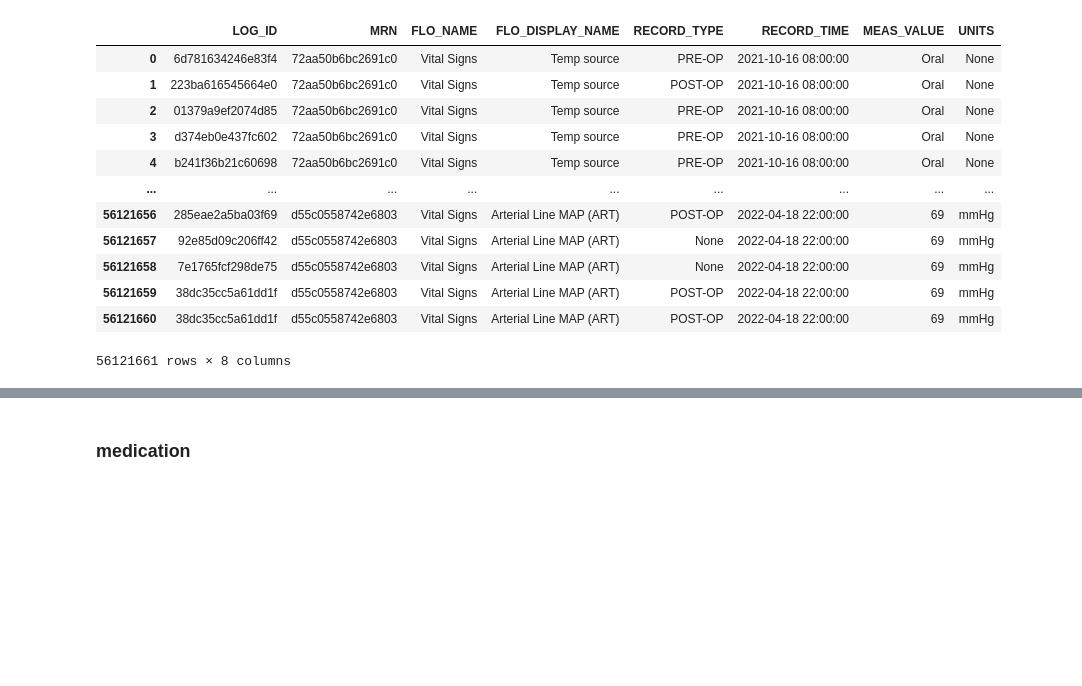
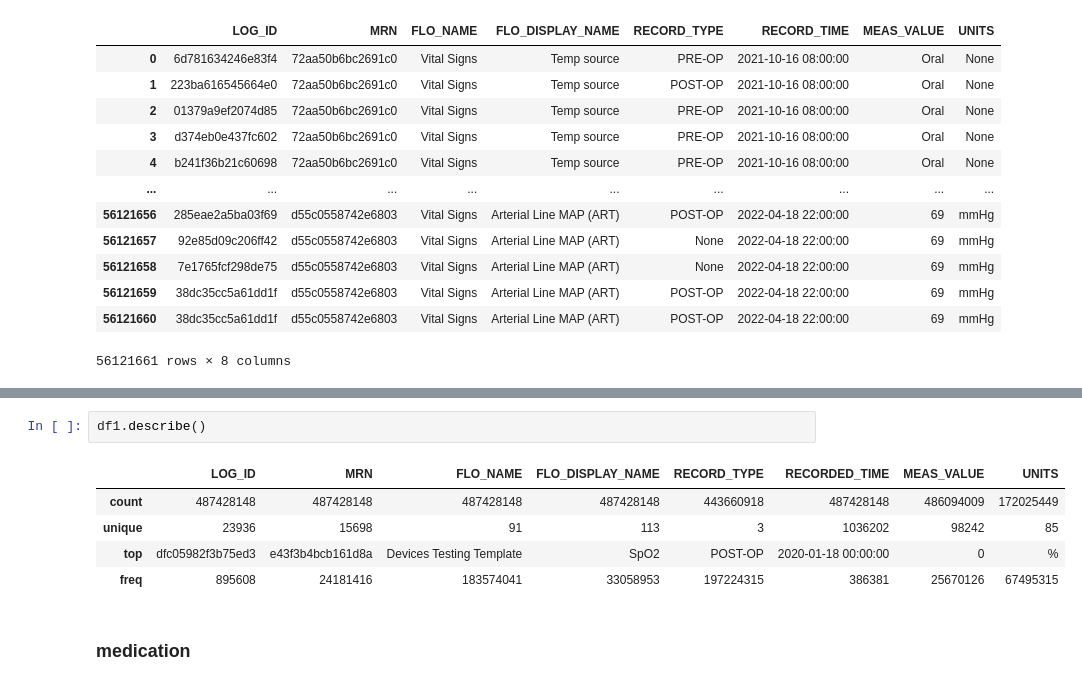
Before and after one commit to Hyeonsik/INSPIRE_TO_CDM, a Jupyter notebook: Clinical_Data_Tables_MOVER.ipynb, the cells around one changed output, grey strips where cells are left out. Drawn from its saved outputs; the diff is of its cells as text; blank space fills up the shorter version.

```diff
--- a/Clinical_Data_Tables_MOVER.ipynb
+++ b/Clinical_Data_Tables_MOVER.ipynb
@@ -475,3 +560,11 @@ df
+# %%
+df1.describe()
+# %% [output]
+|  | LOG_ID | MRN | FLO_NAME | FLO_DISPLAY_NAME | RECORD_TYPE | RECORDED_TIME | MEAS_VALUE | UNITS |
+| count | 487428148 | 487428148 | 487428148 | 487428148 | 443660918 | 487428148 | 486094009 | 172025449 |
+| unique | 23936 | 15698 | 91 | 113 | 3 | 1036202 | 98242 | 85 |
+| top | dfc05982f3b75ed3 | e43f3b4bcb161d8a | Devices Testing Template | SpO2 | POST-OP | 2020-01-18 00:00:00 | 0 | % |
+| freq | 895608 | 24181416 | 183574041 | 33058953 | 197224315 | 386381 | 25670126 | 67495315 |
 # %% [markdown]
 ### medication
 # %%
```
Also changed, not shown: parts of 21 cells of this notebook, 3 other files.
